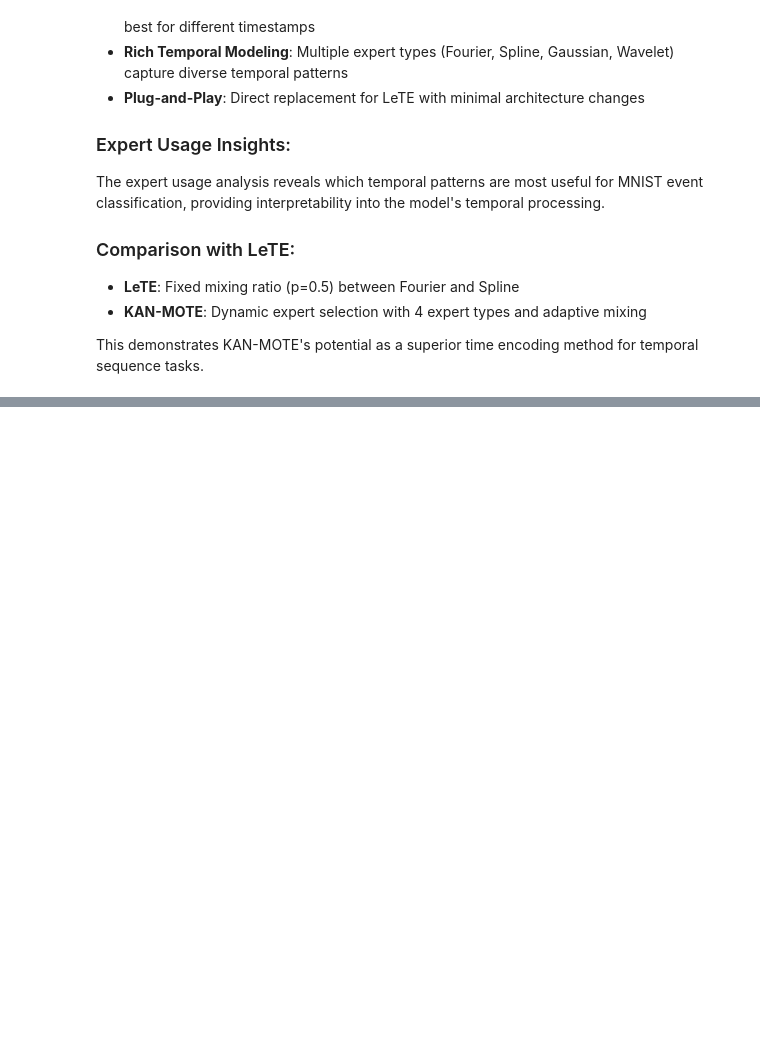
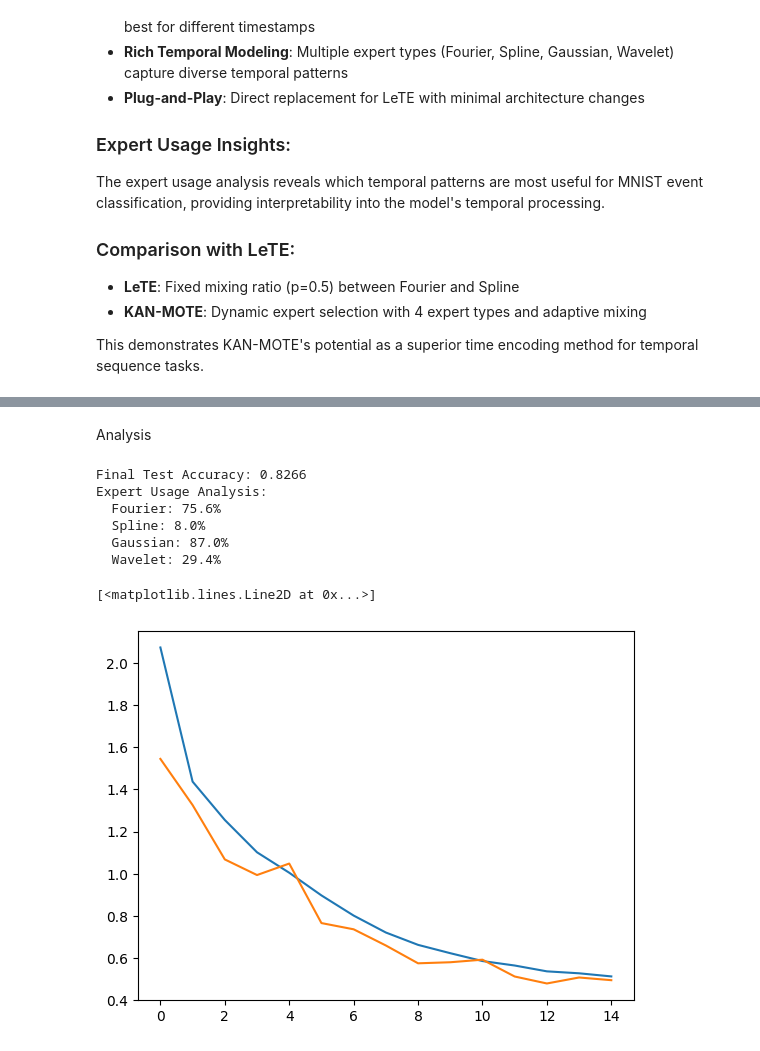
Before and after one commit to MichaelScodaeng/kan-mammotev2, a Jupyter notebook: test_mnist_kan_mote.ipynb, the cells around one changed output, grey strips where cells are left out. Cells and saved outputs as stored; diff of their text form; code cells hidden in the pictures; blank space fills up the shorter version.

```diff
--- a/test_mnist_kan_mote.ipynb
+++ b/test_mnist_kan_mote.ipynb
@@ -612,0 +2985,26 @@ This demonstrates KAN-MOTE's potential as a superior time encoding method for te
+# %% [markdown]
+Analysis
+# %%
+# After running the training cells, check these metrics:
+
+# 1. Training Success
+print(f"Final Test Accuracy: {test_accuracies[-1]:.4f}")
+# Should be > 90% for MNIST (good embeddings)
+
+# 2. Expert Usage Analysis
+expert_usage = analyze_expert_usage(model, test_loader, device, num_batches=20)
+# Should show balanced usage across experts (not all zeros)
+
+# 3. Loss Convergence
+plt.plot(train_losses, label='Train Loss')
+plt.plot(test_losses, label='Test Loss')
+# Should show decreasing trend (embeddings learning useful patterns)
+# %% [output]
+Final Test Accuracy: 0.8266
+Expert Usage Analysis:
+  Fourier: 75.6%
+  Spline: 8.0%
+  Gaussian: 87.0%
+  Wavelet: 29.4%
+[<matplotlib.lines.Line2D at 0x...>]
+[figure, added]
```
Also changed, not shown: parts of 30 cells of this notebook, 17 other files.
